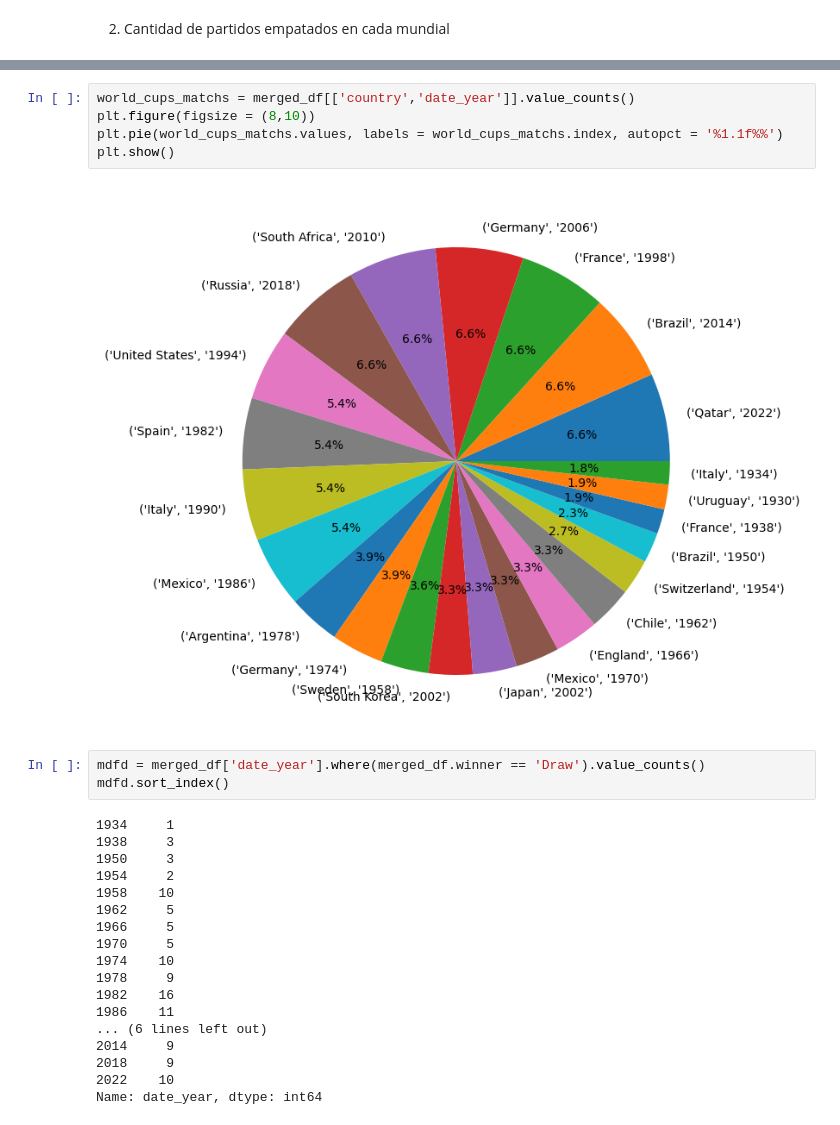
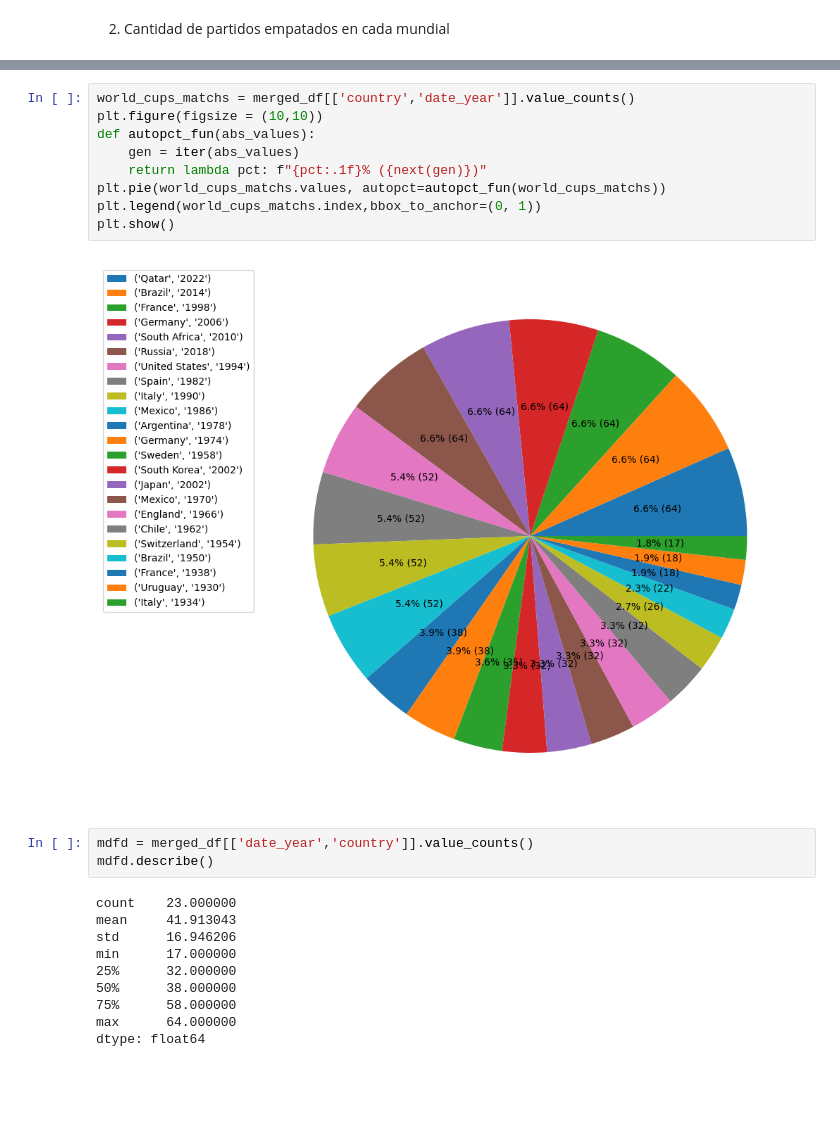
Before and after one commit to LuisST-2000/Extraccion-de-Data, a Jupyter notebook: Data_Football.ipynb, the cells around one changed output, grey strips where cells are left out. Saved outputs shown, nothing was run; the diff lists cells and outputs as text; blank space fills up the shorter version.

```diff
--- a/Data_Football.ipynb
+++ b/Data_Football.ipynb
@@ -230,28 +251,24 @@ plt.show()
 # %%
 world_cups_matchs = merged_df[['country','date_year']].value_counts()
-plt.figure(figsize = (8,10))
-plt.pie(world_cups_matchs.values, labels = world_cups_matchs.index, autopct = '%1.1f%%')
+plt.figure(figsize = (10,10))
+def autopct_fun(abs_values):
+    gen = iter(abs_values)
+    return lambda pct: f"{pct:.1f}% ({next(gen)})"
+plt.pie(world_cups_matchs.values, autopct=autopct_fun(world_cups_matchs))
+plt.legend(world_cups_matchs.index,bbox_to_anchor=(0, 1))
 plt.show()
 # %% [output]
-[figure, old version]
+[figure, new version]
 # %%
-mdfd = merged_df['date_year'].where(merged_df.winner == 'Draw').value_counts()
-mdfd.sort_index()
+mdfd = merged_df[['date_year','country']].value_counts()
+mdfd.describe()
 # %% [output]
-1934     1
-1938     3
-1950     3
-1954     2
-1958    10
-1962     5
-1966     5
-1970     5
-1974    10
-1978     9
-1982    16
-1986    11
-... (6 lines left out)
-2014     9
-2018     9
-2022    10
-Name: date_year, dtype: int64
+count    23.000000
+mean     41.913043
+std      16.946206
+min      17.000000
+25%      32.000000
+50%      38.000000
+75%      58.000000
+max      64.000000
+dtype: float64
```
Also changed, not shown: parts of 10 cells of this notebook.
